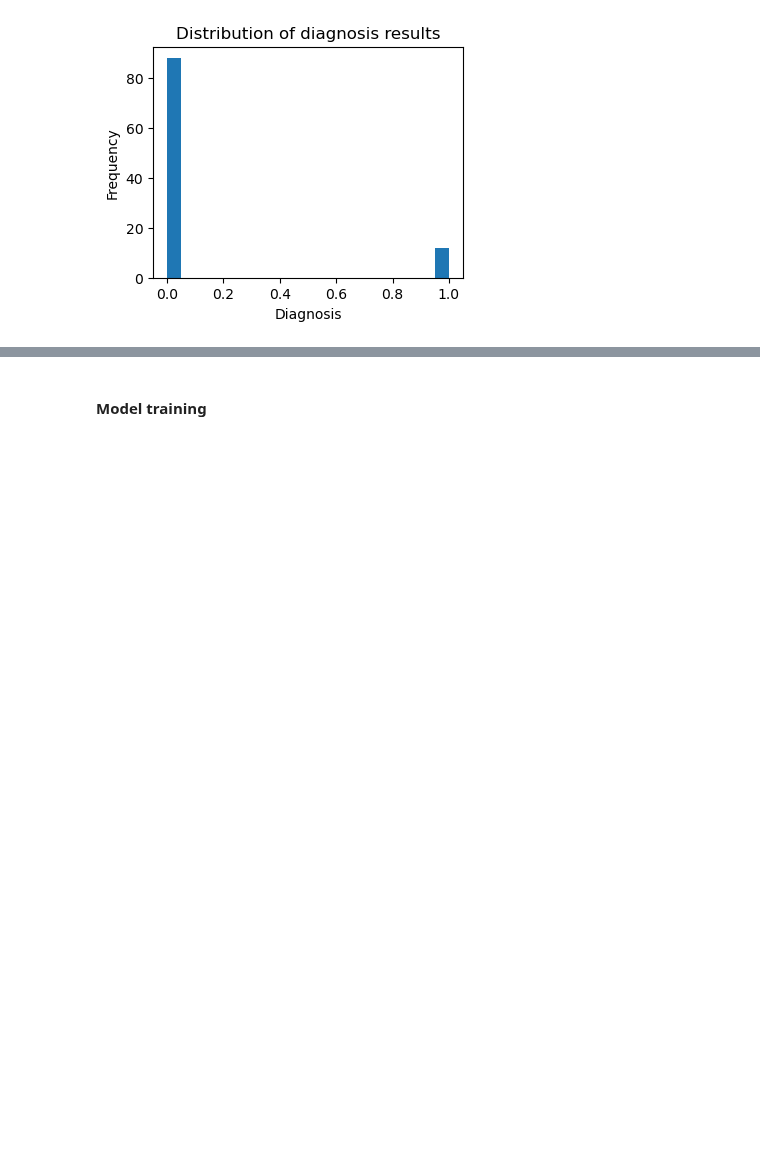
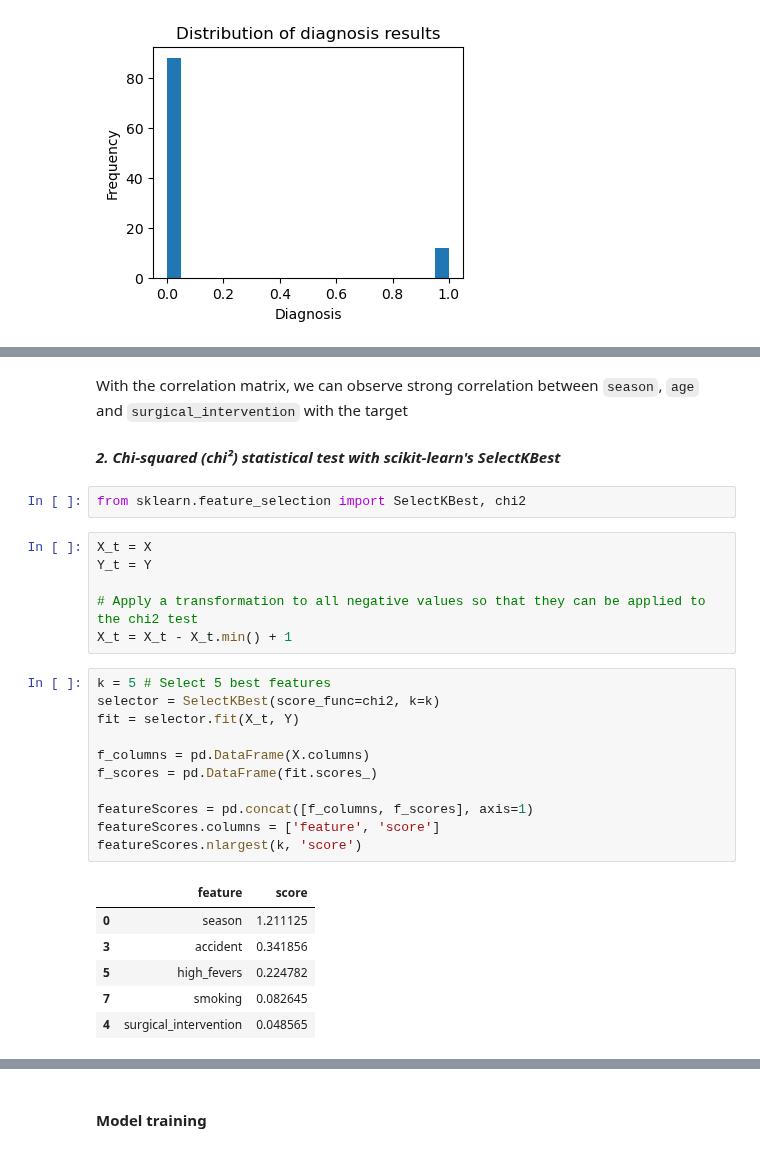
Before and after one commit to denpalrius/AI-Machine-Learning-Practice, a Jupyter notebook: logistic_regression/seminal_quality_prediction.ipynb, the cells around one changed output, grey strips where cells are left out. Cells and saved outputs as stored; diff of their text form; blank space fills up the shorter version.

```diff
--- a/logistic_regression/seminal_quality_prediction.ipynb
+++ b/logistic_regression/seminal_quality_prediction.ipynb
@@ -166,0 +282,30 @@ distr.plot.hist(bins=20,
+# %% [markdown]
+With the correlation matrix, we can observe strong correlation between `season`, `age` and `surgical_intervention` with the target
+# %% [markdown]
+***2. Chi-squared (chi²) statistical test with scikit-learn's SelectKBest***
+# %%
+from sklearn.feature_selection import SelectKBest, chi2
+# %%
+X_t = X
+Y_t = Y
+
+# Apply a transformation to all negative values so that they can be applied to the chi2 test
+X_t = X_t - X_t.min() + 1
+# %%
+k = 5 # Select 5 best features
+selector = SelectKBest(score_func=chi2, k=k)
+fit = selector.fit(X_t, Y)
+
+f_columns = pd.DataFrame(X.columns)
+f_scores = pd.DataFrame(fit.scores_)
+
+featureScores = pd.concat([f_columns, f_scores], axis=1)
+featureScores.columns = ['feature', 'score']
+featureScores.nlargest(k, 'score')
+# %% [output]
+|  | feature | score |
+| 0 | season | 1.211125 |
+| 3 | accident | 0.341856 |
+| 5 | high_fevers | 0.224782 |
+| 7 | smoking | 0.082645 |
+| 4 | surgical_intervention | 0.048565 |
```
Also changed, not shown: parts of 35 cells of this notebook, 3 other files.
